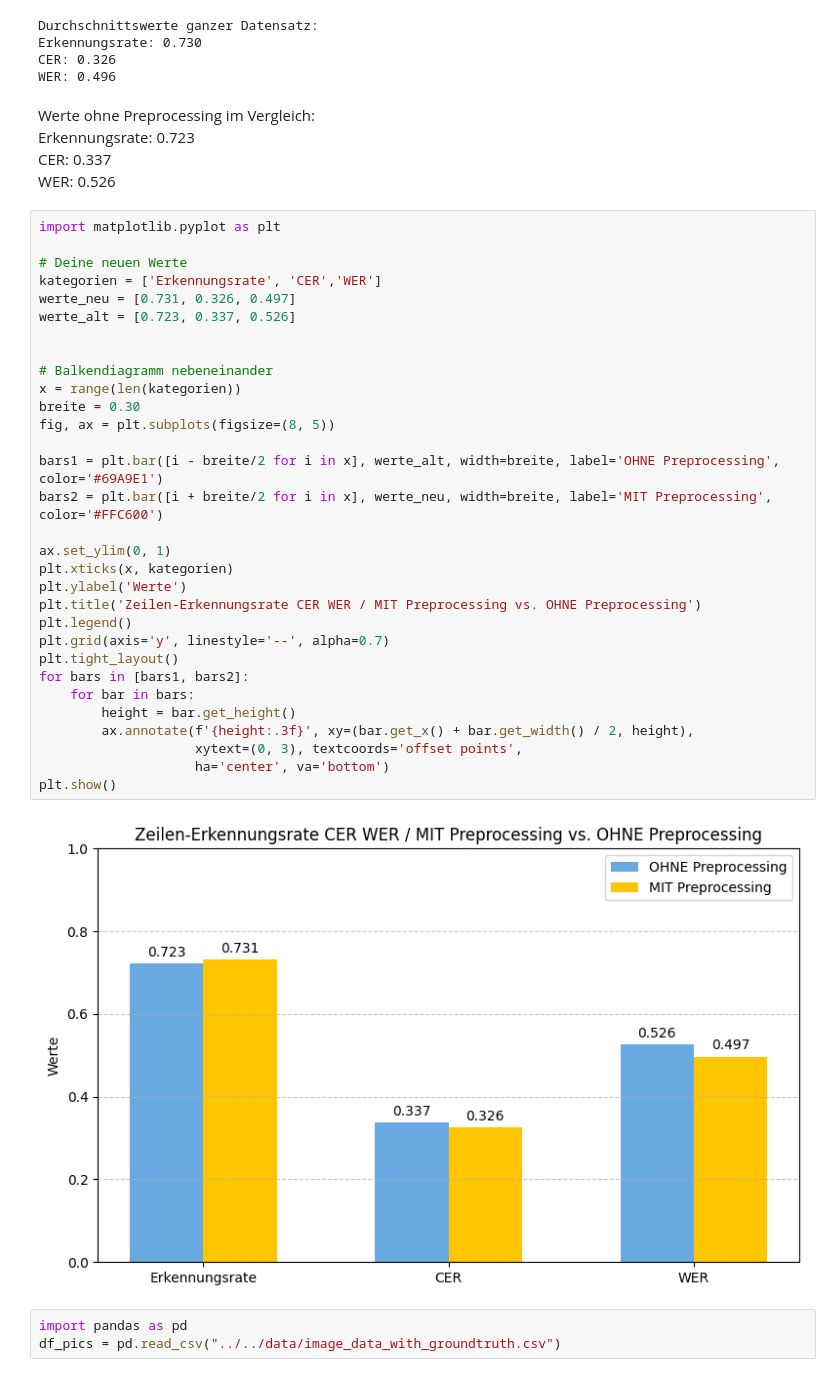
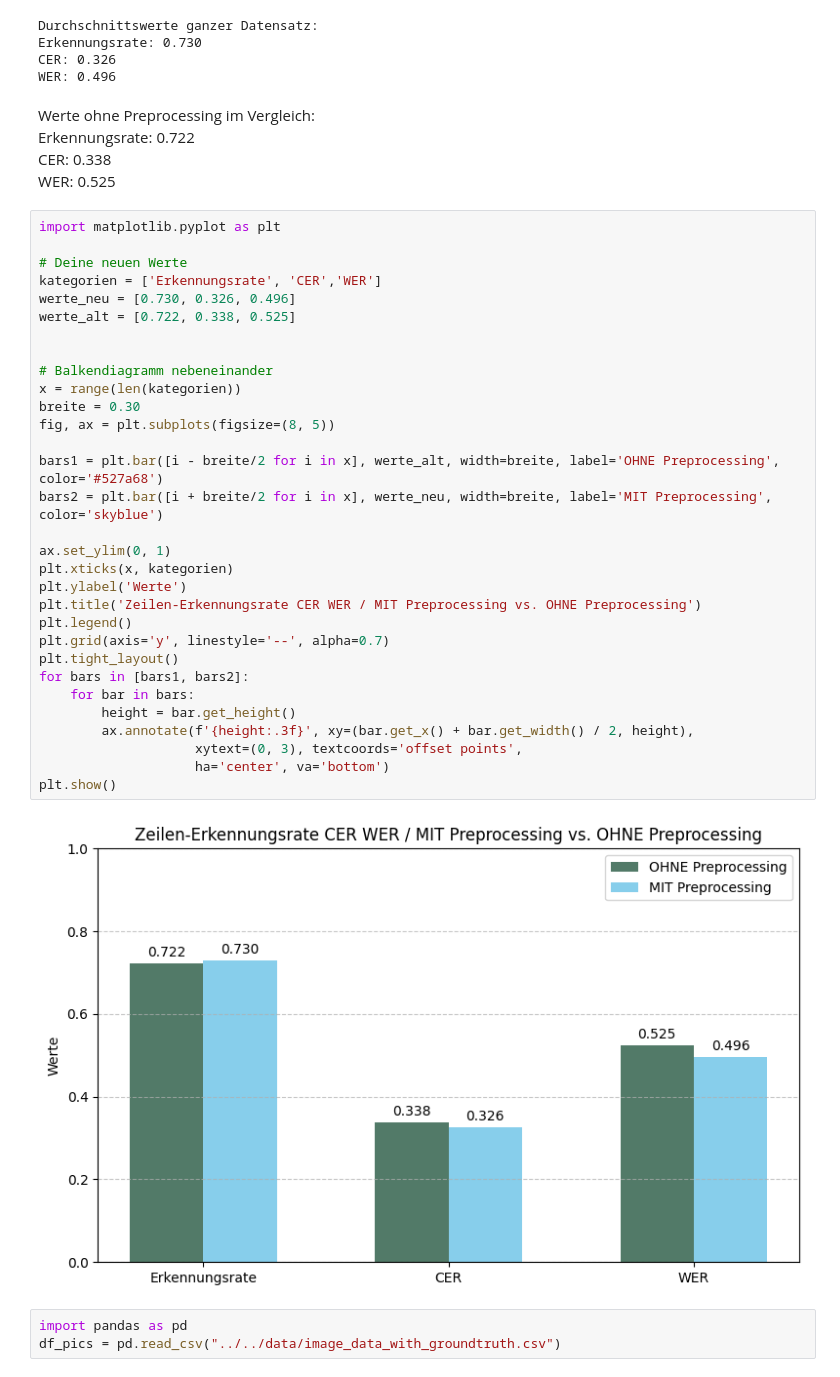
Before and after one commit to nicdriebe/ocr-ner-sharepic-evaluation, a Jupyter notebook: notebooks/ocr_easyOCR/02_1_easyocr_evaluation_preprocessing_clahe.ipynb, the cells around one changed output. Saved outputs shown, nothing was run; the diff lists cells and outputs as text.

```diff
--- a/notebooks/ocr_easyOCR/02_1_easyocr_evaluation_preprocessing_clahe.ipynb
+++ b/notebooks/ocr_easyOCR/02_1_easyocr_evaluation_preprocessing_clahe.ipynb
@@ -477,42 +477,42 @@ CER: 0.326
 WER: 0.496
 # %% [markdown]
 Werte ohne Preprocessing im Vergleich:
-Erkennungsrate: 0.723
-CER: 0.337
-WER: 0.526
+Erkennungsrate: 0.722
+CER: 0.338
+WER: 0.525
 # %%
 import matplotlib.pyplot as plt
 
 # Deine neuen Werte
 kategorien = ['Erkennungsrate', 'CER','WER']
-werte_neu = [0.731, 0.326, 0.497]
-werte_alt = [0.723, 0.337, 0.526]
+werte_neu = [0.730, 0.326, 0.496]
+werte_alt = [0.722, 0.338, 0.525]
 
 
 # Balkendiagramm nebeneinander
 x = range(len(kategorien))
 breite = 0.30
 fig, ax = plt.subplots(figsize=(8, 5))
 
-bars1 = plt.bar([i - breite/2 for i in x], werte_alt, width=breite, label='OHNE Preprocessing',  color='#69A9E1')
-bars2 = plt.bar([i + breite/2 for i in x], werte_neu, width=breite, label='MIT Preprocessing',  color='#FFC600')
+bars1 = plt.bar([i - breite/2 for i in x], werte_alt, width=breite, label='OHNE Preprocessing',  color='#527a68')
+bars2 = plt.bar([i + breite/2 for i in x], werte_neu, width=breite, label='MIT Preprocessing',  color='skyblue')
 
 ax.set_ylim(0, 1)
 plt.xticks(x, kategorien)
 plt.ylabel('Werte')
 plt.title('Zeilen-Erkennungsrate CER WER / MIT Preprocessing vs. OHNE Preprocessing')
 plt.legend()
 plt.grid(axis='y', linestyle='--', alpha=0.7)
 plt.tight_layout()
 for bars in [bars1, bars2]:
     for bar in bars:
         height = bar.get_height()
         ax.annotate(f'{height:.3f}', xy=(bar.get_x() + bar.get_width() / 2, height),
                     xytext=(0, 3), textcoords='offset points',
                     ha='center', va='bottom')
 plt.show()
 # %% [output]
-[figure, old version]
+[figure, new version]
 # %%
 import pandas as pd
 df_pics = pd.read_csv("../../data/image_data_with_groundtruth.csv")
```
Also changed, not shown: parts of 6 cells of this notebook, 7 other files.
